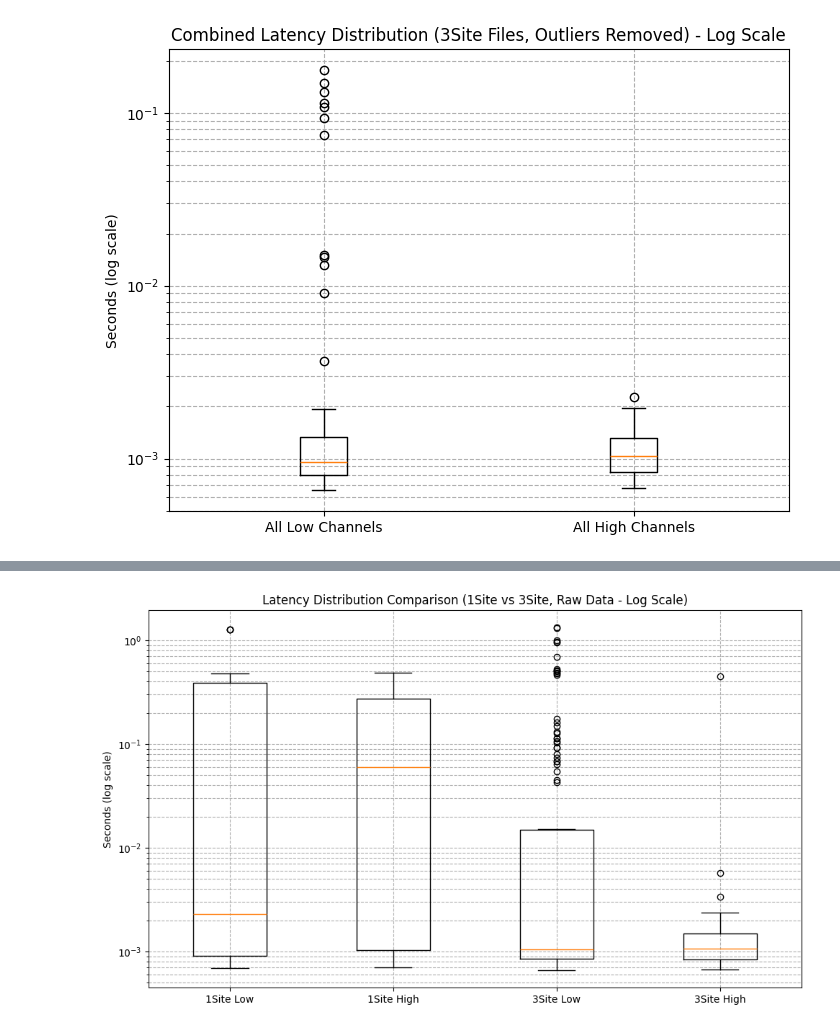
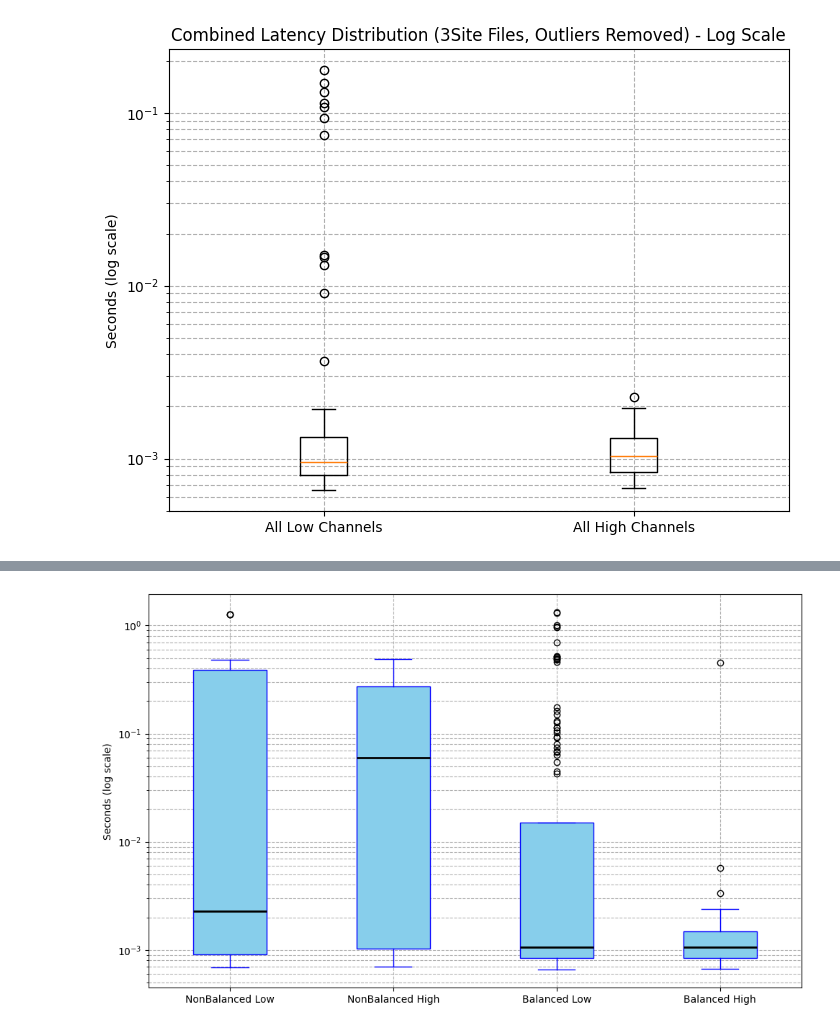
Before and after one commit to FabioC-alt/QoSSite, a Jupyter notebook: loadTesting/WaitingTimeQueue.ipynb, the cells around one changed output, grey strips where cells are left out. Cells and saved outputs as stored; diff of their text form; code cells hidden in the pictures.

```diff
--- a/loadTesting/WaitingTimeQueue.ipynb
+++ b/loadTesting/WaitingTimeQueue.ipynb
@@ -235,37 +235,57 @@ files_3site = [
     '3Site/latency_metrics_dispatcher_3_2.txt'
 ]
 
 all_low_3site = []
 all_high_3site = []
 
 for file in files_3site:
     low, high = extract_latency_data(file)
     all_low_3site += low
     all_high_3site += high
 
 # === Combine all into one boxplot ===
 data = [
     low_1site,
     high_1site,
     all_low_3site,
     all_high_3site
 ]
 
 labels = [
-    '1Site Low',
-    '1Site High',
-    '3Site Low',
-    '3Site High'
+    'NonBalanced Low',
+    'NonBalanced High',
+    'Balanced Low',
+    'Balanced High'
 ]
 
 # === Plot ===
+# === Plot ===
 plt.figure(figsize=(10, 6))
-plt.boxplot(data, tick_labels=labels)
+box = plt.boxplot(
+    data,
+    labels=labels,
+    patch_artist=True  # enables filling the boxes
+)
+
+# Fill boxes with solid blue
+for patch in box['boxes']:
+    patch.set(facecolor='skyblue', edgecolor='blue')
+
+# Style whiskers, caps, and medians
+for whisker in box['whiskers']:
+    whisker.set(color='blue')
+for cap in box['caps']:
+    cap.set(color='blue')
+for median in box['medians']:
+    median.set(color='black', linewidth=2)  # like in your example
+
 plt.yscale('log')
-plt.title('Latency Distribution Comparison (1Site vs 3Site, Raw Data - Log Scale)')
 plt.ylabel('Seconds (log scale)')
 plt.grid(True, which="both", ls="--")
 plt.tight_layout()
+plt.savefig("WaitingTimeQueue.png", dpi=300, bbox_inches='tight')
+
+
 plt.show()
 # %% [output]
-[figure, old version]
+[figure, new version]
```
Also changed, not shown: parts of 1 cell of this notebook, 52 other files.
